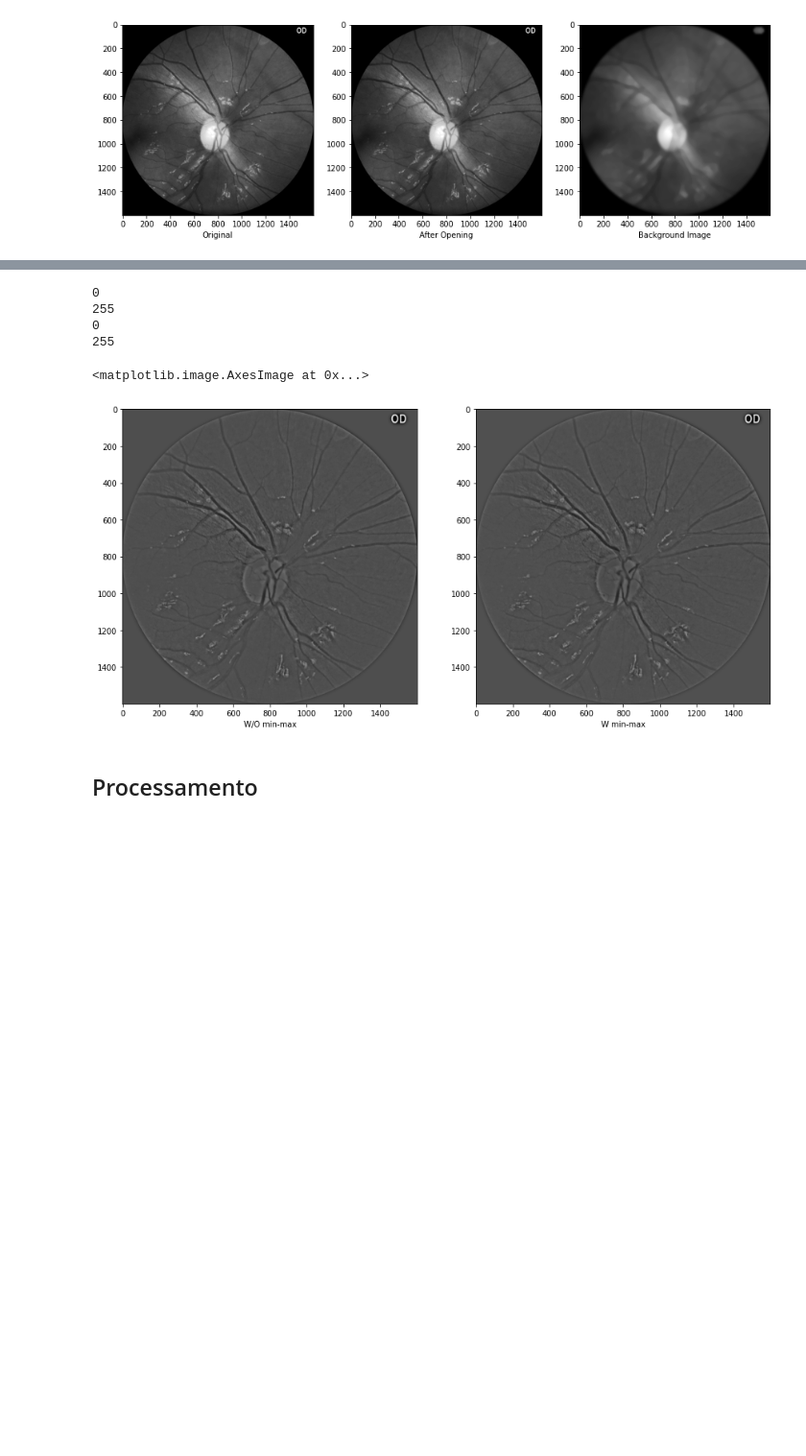
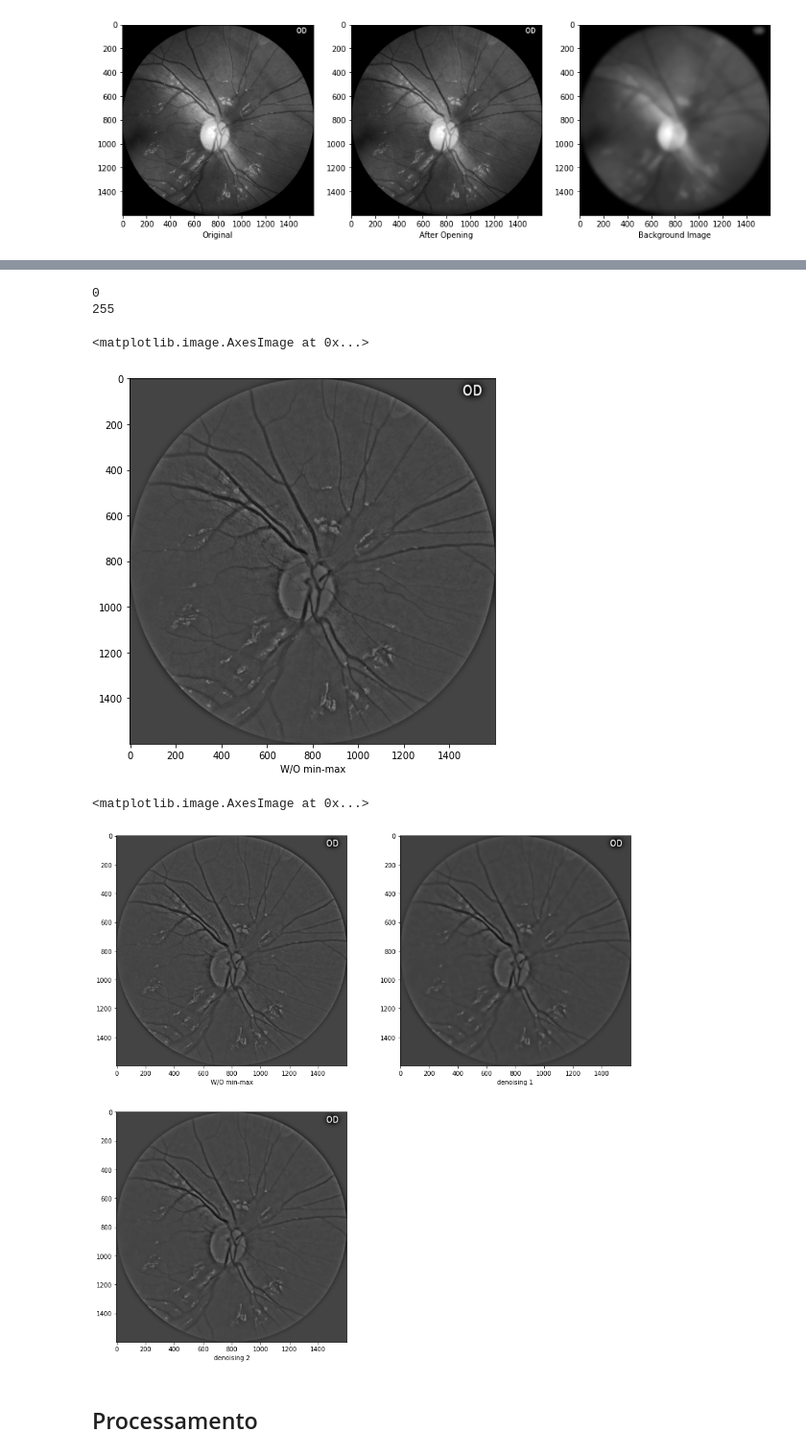
Before and after one commit to danbarretto/Vasc-bifurcation, a Jupyter notebook: vasc-bifurcation.ipynb, the cells around one changed output, grey strips where cells are left out. Shown at 96% size. Saved outputs shown, nothing was run; the diff lists cells and outputs as text; code cells hidden in the pictures; blank space fills up the shorter version.

```diff
--- a/vasc-bifurcation.ipynb
+++ b/vasc-bifurcation.ipynb
@@ -91,26 +91,36 @@ plt.imshow(diff_img_mod, cmap="gray")
 diff_img = ((diff_img - np.min(diff_img)) / (np.max(diff_img) - np.min(diff_img))*255).astype(np.uint8)
 print(np.min(diff_img))
 print(np.max(diff_img))
-
-diff_img_mod = ((diff_img_mod - np.min(diff_img_mod)) / (np.max(diff_img_mod) - np.min(diff_img_mod))*255).astype(np.uint8)
-print(np.min(diff_img_mod))
-print(np.max(diff_img_mod))
 # %% [output]
 0
 255
-0
-255
 # %%
 plt.figure(figsize=(15,15))
 plt.subplot(121)
 plt.xlabel("W/O min-max")
 plt.imshow(diff_img, cmap="gray")
-plt.subplot(122)
-plt.xlabel("W min-max")
-plt.imshow(diff_img_mod, cmap="gray")
 # %% [output]
 <matplotlib.image.AxesImage at 0x...>
-[figure, old version]
+[figure, new version]
+# %%
+plt.figure(figsize=(15,15))
+plt.subplot(221)
+plt.xlabel("W/O min-max")
+plt.imshow(diff_img, cmap="gray")
+
+# try to clean bg (gaussian maybe, to remove noise)
+denoised_1 = denoise_tv_chambolle(diff_img, weight=0.15)
+plt.subplot(222)
+plt.xlabel("denoising 1")
+plt.imshow(denoised_1, cmap="gray")
+
+denoised_2 = denoise_tv_chambolle(diff_img, weight=0.05)
+plt.subplot(223)
+plt.xlabel("denoising 2")
+plt.imshow(denoised_2, cmap="gray")
+# %% [output]
+<matplotlib.image.AxesImage at 0x...>
+[figure, added]
 # %% [markdown]
 ## Processamento
 # %%
```
Also changed, not shown: parts of 5 cells of this notebook.
